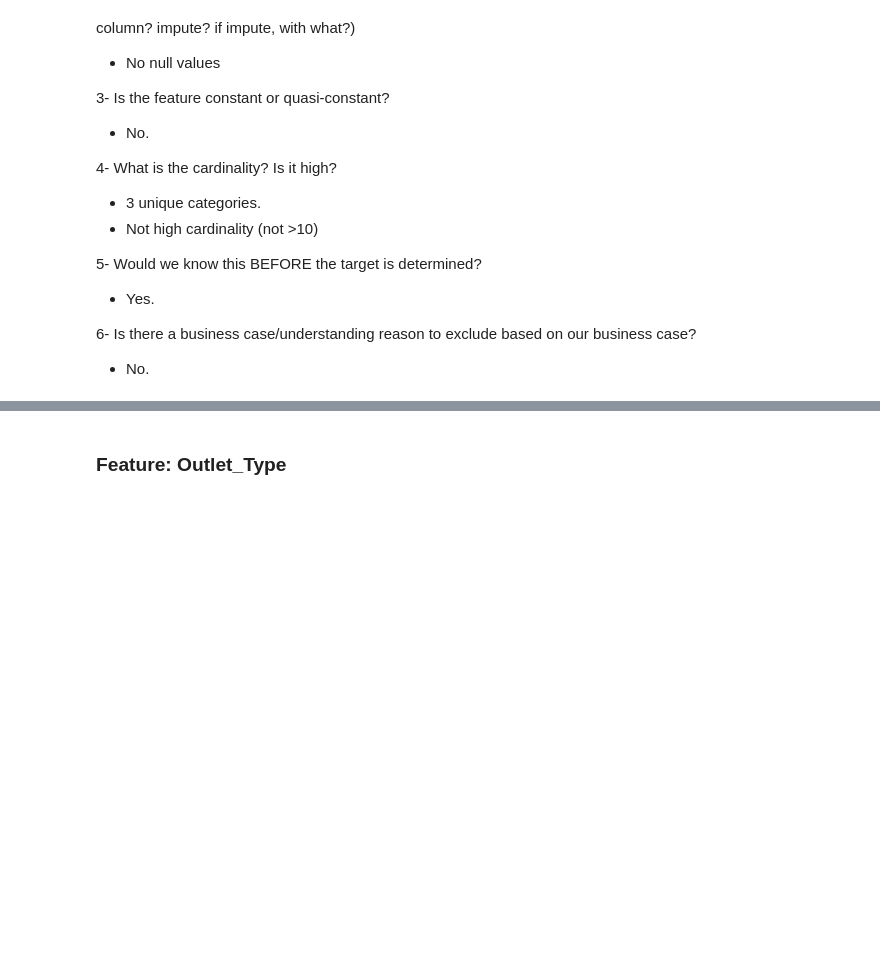
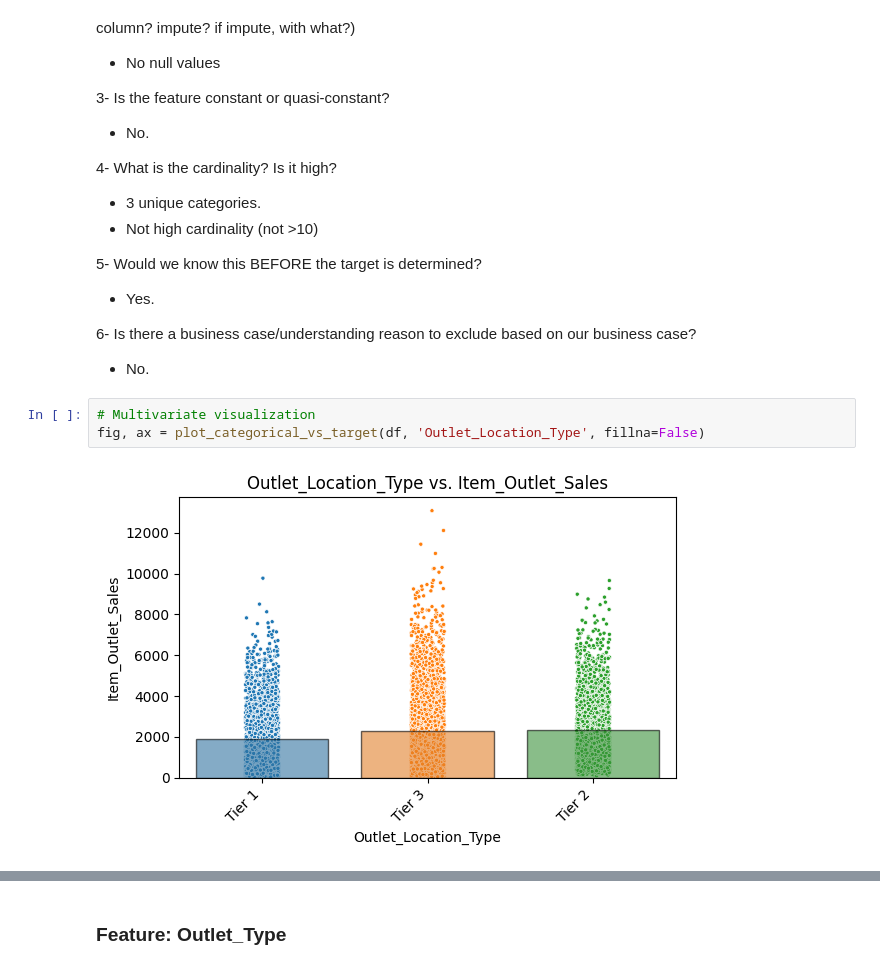
Before and after one commit to NasserKishek/Prediction-of-Product-Sales-, a Jupyter notebook: Prediction_of_product_sales.ipynb, the cells around one changed output, grey strips where cells are left out. Saved outputs shown, nothing was run; the diff lists cells and outputs as text; blank space fills up the shorter version.

```diff
--- a/Prediction_of_product_sales.ipynb
+++ b/Prediction_of_product_sales.ipynb
@@ -693,3 +730,8 @@ explore_categorical(df, x='Outlet_Location_Type');
 
 6- Is there a business case/understanding reason to exclude based on our business case?
 - No.
+# %%
+# Multivariate visualization
+fig, ax = plot_categorical_vs_target(df, 'Outlet_Location_Type', fillna=False)
+# %% [output]
+[figure, added]
```
Also changed, not shown: parts of 29 cells of this notebook.
